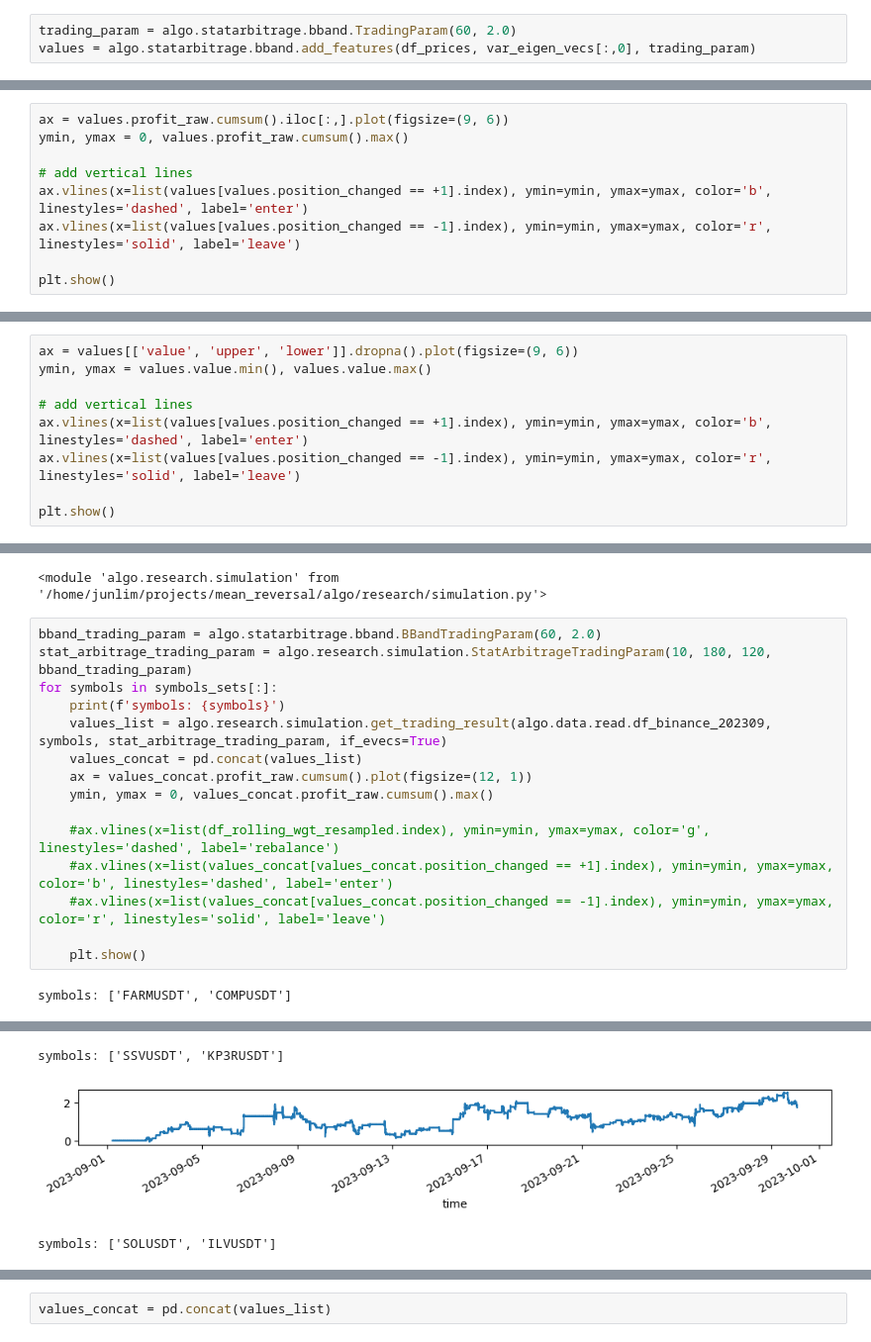
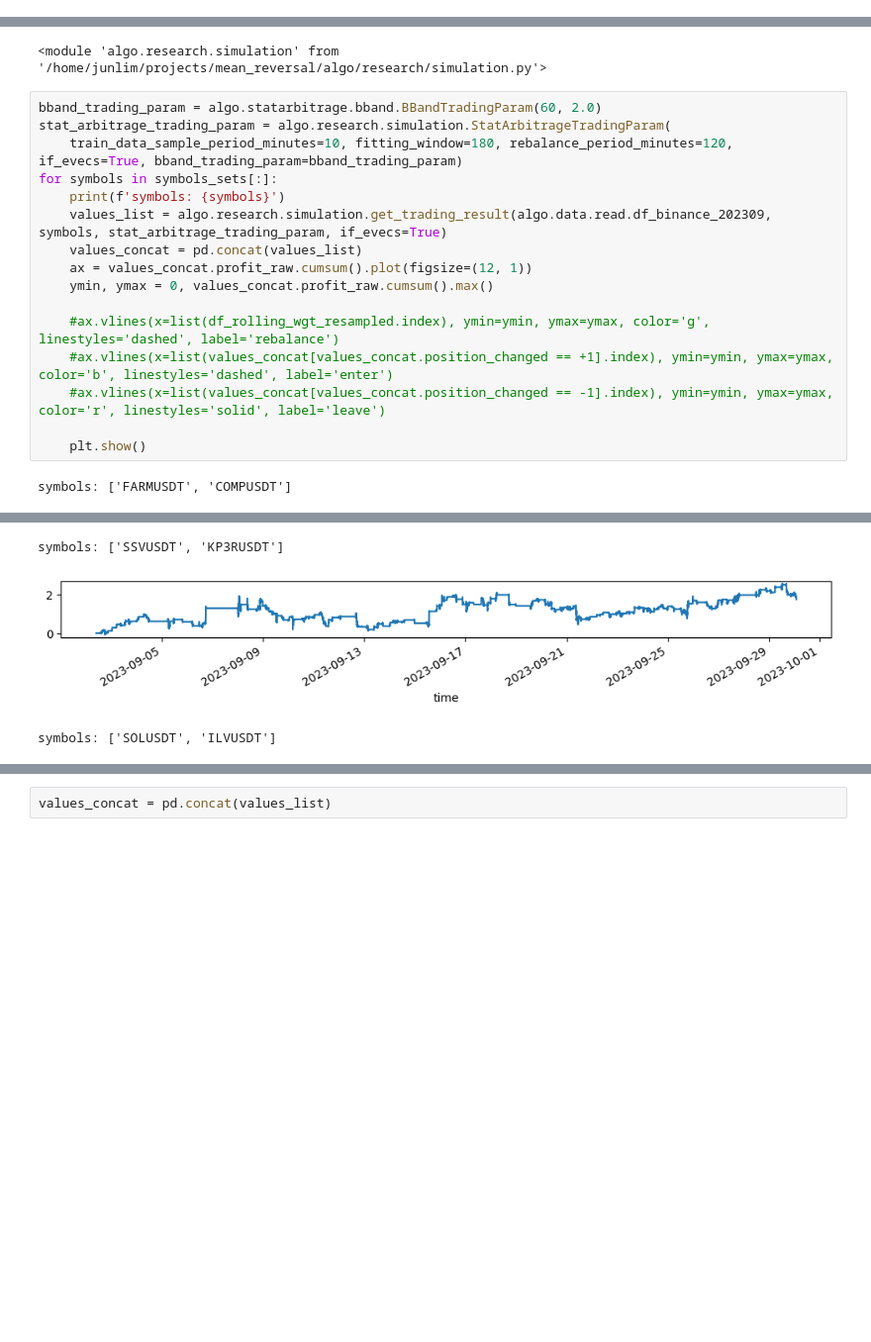
Before and after one commit to sculd/mean_reversal, a Jupyter notebook: var1_trade_binance.ipynb, the cells around one changed output, grey strips where cells are left out. Shown at 99% size. Drawn from its saved outputs; the diff is of its cells as text; blank space fills up the shorter version.

Commit message:
stat arb trading param

```diff
--- a/var1_trade_binance.ipynb
+++ b/var1_trade_binance.ipynb
@@ -257,3 +195,0 @@ print(wgts[:,-1])
-# %%
-trading_param = algo.statarbitrage.bband.TradingParam(60, 2.0)
-values = algo.statarbitrage.bband.add_features(df_prices, var_eigen_vecs[:,0], trading_param)
@@ -270,9 +195,0 @@ values[['value', 'upper', 'lower']].plot()
-# %%
-ax = values.profit_raw.cumsum().iloc[:,].plot(figsize=(9, 6))
-ymin, ymax = 0, values.profit_raw.cumsum().max()
-
-# add vertical lines
-ax.vlines(x=list(values[values.position_changed == +1].index), ymin=ymin, ymax=ymax, color='b', linestyles='dashed', label='enter')
-ax.vlines(x=list(values[values.position_changed == -1].index), ymin=ymin, ymax=ymax, color='r', linestyles='solid', label='leave')
-
-plt.show()
@@ -281,9 +195,0 @@ plt.show()
-# %%
-ax = values[['value', 'upper', 'lower']].dropna().plot(figsize=(9, 6))
-ymin, ymax = values.value.min(), values.value.max()
-
-# add vertical lines
-ax.vlines(x=list(values[values.position_changed == +1].index), ymin=ymin, ymax=ymax, color='b', linestyles='dashed', label='enter')
-ax.vlines(x=list(values[values.position_changed == -1].index), ymin=ymin, ymax=ymax, color='r', linestyles='solid', label='leave')
-
-plt.show()
@@ -298,7 +202,8 @@ importlib.reload(algo.research.simulation)
 <module 'algo.research.simulation' from '/home/junlim/projects/mean_reversal/algo/research/simulation.py'>
 # %%
 bband_trading_param = algo.statarbitrage.bband.BBandTradingParam(60, 2.0)
-stat_arbitrage_trading_param = algo.research.simulation.StatArbitrageTradingParam(10, 180, 120, bband_trading_param)
+stat_arbitrage_trading_param = algo.research.simulation.StatArbitrageTradingParam(
+    train_data_sample_period_minutes=10, fitting_window=180, rebalance_period_minutes=120, if_evecs=True, bband_trading_param=bband_trading_param)
 for symbols in symbols_sets[:]:
     print(f'symbols: {symbols}')
     values_list = algo.research.simulation.get_trading_result(algo.data.read.df_binance_202309, symbols, stat_arbitrage_trading_param, if_evecs=True)
@@ -321,3 +226,3 @@ symbols: ['BNBUPUSDT', 'BNBUSDT']
 symbols: ['SSVUSDT', 'KP3RUSDT']
-[figure, old version]
+[figure, new version]
 symbols: ['SOLUSDT', 'ILVUSDT']
```
Also changed, not shown: parts of 30 cells of this notebook, 5 other files.
